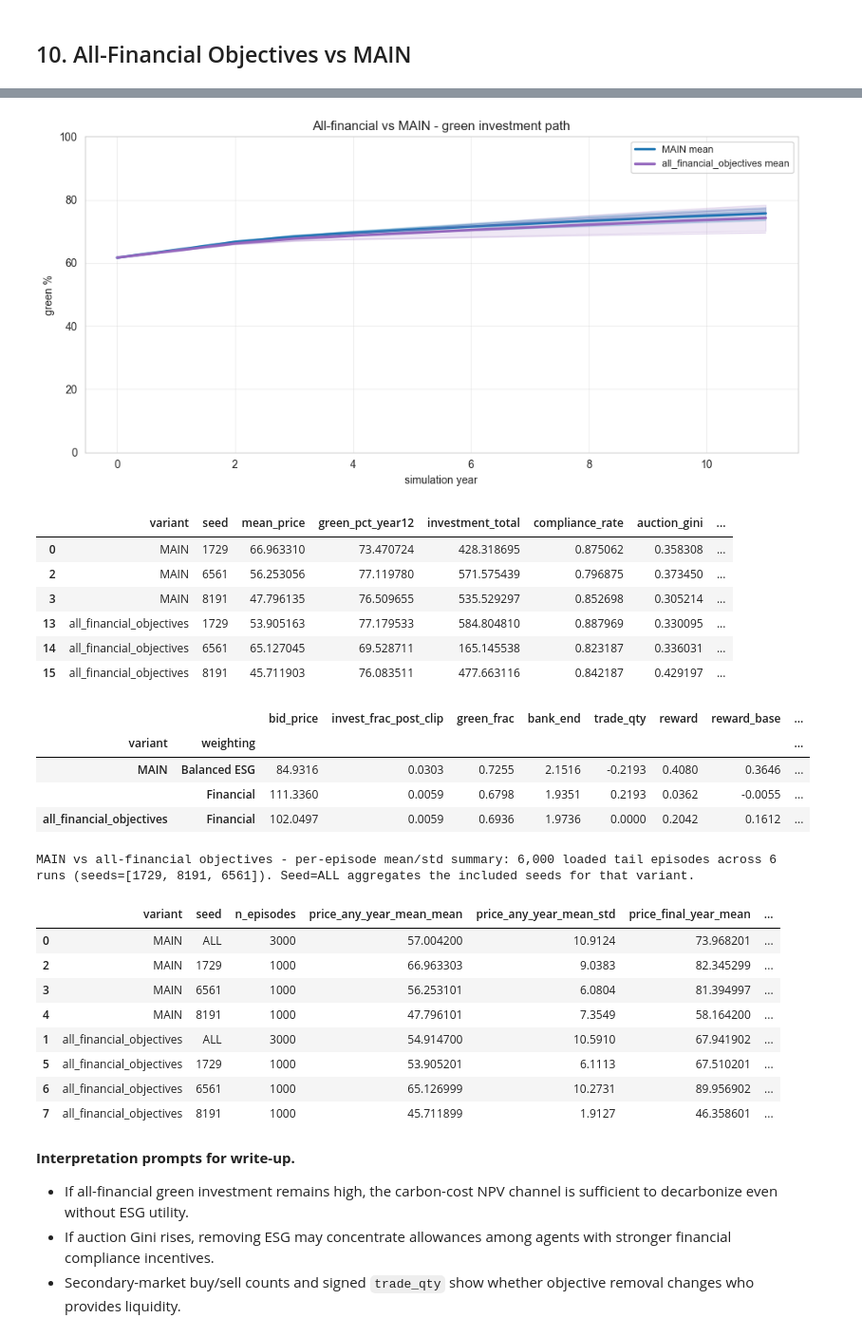
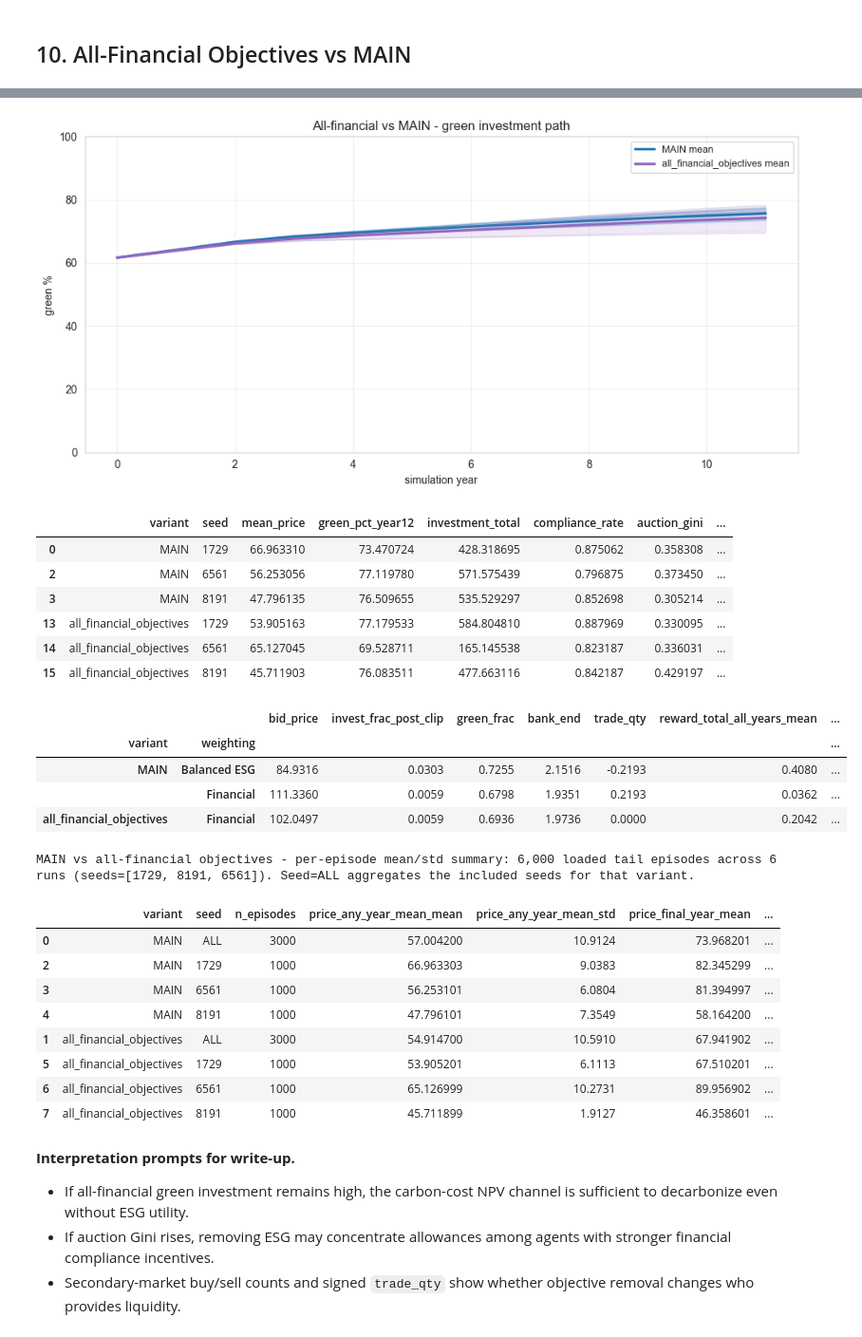
Before and after one commit to DJH961/Thesis-Energy-Auction, a Jupyter notebook: notebooks/ets_marl - Thesis Experiments Analysis.ipynb, the cells around one changed output, grey strips where cells are left out. Shown at 95% size. Drawn from its saved outputs; the diff is of its cells as text; code cells hidden in the pictures.

```diff
--- a/notebooks/ets_marl - Thesis Experiments Analysis.ipynb
+++ b/notebooks/ets_marl - Thesis Experiments Analysis.ipynb
@@ -905,7 +905,7 @@ def agent_group_table(variants, seeds=PAIRED_SEEDS):
 
 EPISODE_COMPARISON_METRICS = [
     'price_any_year_mean', 'price_final_year', 'green_frac_year12',
-    'penalty_total', 'shortfall_total', 'compliance_rate', 'reward_base_total',
+    'penalty_total', 'shortfall_total', 'compliance_rate', 'reward_all_years_total',
     'stressed_cell_rate', 'stressed_year_rate', 'stress_gap_total',
     'bank_year12_total', 'investment_total', 'secondary_price_vwap',
     'secondary_sales_volume', 'secondary_volume', 'quality_score',
@@ -1010,9 +1010,9 @@ def _episode_metric_frame(variants, seeds=None, n=TAIL_EPISODES):
             if sf_cols:
                 per_episode = _merge_episode_metric(per_episode, yr[sf_cols].sum(axis=1).groupby(yr['episode']).sum(), 'shortfall_total')
                 per_episode = _merge_episode_metric(per_episode, (yr[sf_cols] <= 1e-6).mean(axis=1).groupby(yr['episode']).mean(), 'compliance_rate')
-            rb_cols = agent_cols(yr, 'reward_base')
-            if rb_cols:
-                per_episode = _merge_episode_metric(per_episode, yr[rb_cols].sum(axis=1).groupby(yr['episode']).sum(), 'reward_base_total')
+            reward_cols = agent_cols(yr, 'reward')
+            if reward_cols:
+                per_episode = _merge_episode_metric(per_episode, yr[reward_cols].sum(axis=1).groupby(yr['episode']).sum(), 'reward_all_years_total')
             inv_cols = agent_cols(yr, 'invest_cost')
             if inv_cols:
                 per_episode = _merge_episode_metric(per_episode, yr[inv_cols].sum(axis=1).groupby(yr['episode']).sum(), 'investment_total')
@@ -1073,39 +1073,42 @@ def episode_comparison_table(variants, seeds=None, n=TAIL_EPISODES):
 
 def display_episode_comparison(variants, title, seeds=None, n=TAIL_EPISODES):
     table, episode_df = episode_comparison_table(variants, seeds=seeds, n=n)
     if episode_df.empty:
         print(f'{title}: no episode-level rows available.')
         return table, episode_df
     n_runs = episode_df[['variant', 'seed']].drop_duplicates().shape[0]
     seed_note = 'all loaded seeds' if seeds is None else f'seeds={list(seeds)}'
     print(f'{title}: {len(episode_df):,} loaded tail episodes across {n_runs} runs ({seed_note}). Seed=ALL aggregates the included seeds for that variant.')
     display(table)
     return table, episode_df
 
 group_df = agent_group_table(['MAIN', 'all_financial_objectives'])
 if not group_df.empty:
-    display(group_df.groupby(['variant', 'weighting'])[['bid_price', 'invest_frac_post_clip', 'green_frac', 'bank_end', 'trade_qty', 'reward', 'reward_base', 'reward_shaping']].mean().round(4))
+    group_summary_cols = ['bid_price', 'invest_frac_post_clip', 'green_frac', 'bank_end', 'trade_qty', 'reward', 'reward_shaping']
+    group_summary = group_df.groupby(['variant', 'weighting'])[group_summary_cols].mean().round(4)
+    group_summary = group_summary.rename(columns={'reward': 'reward_total_all_years_mean'})
+    display(group_summary)
 
 all_fin_episode_summary, all_fin_episode_rows = display_episode_comparison(
     ['MAIN', 'all_financial_objectives'],
     'MAIN vs all-financial objectives - per-episode mean/std summary',
     seeds=PAIRED_SEEDS,
 )
 # %% [output]
 [figure]
 [figure]
 |  | variant | seed | mean_price | green_pct_year12 | investment_total | compliance_rate | auction_gini | ... |
 | 0 | MAIN | 1729 | 66.963310 | 73.470724 | 428.318695 | 0.875062 | 0.358308 | ... |
 | 2 | MAIN | 6561 | 56.253056 | 77.119780 | 571.575439 | 0.796875 | 0.373450 | ... |
 | 3 | MAIN | 8191 | 47.796135 | 76.509655 | 535.529297 | 0.852698 | 0.305214 | ... |
 | 13 | all_financial_objectives | 1729 | 53.905163 | 77.179533 | 584.804810 | 0.887969 | 0.330095 | ... |
 | 14 | all_financial_objectives | 6561 | 65.127045 | 69.528711 | 165.145538 | 0.823187 | 0.336031 | ... |
 | 15 | all_financial_objectives | 8191 | 45.711903 | 76.083511 | 477.663116 | 0.842187 | 0.429197 | ... |
-|  |  | bid_price | invest_frac_post_clip | green_frac | bank_end | trade_qty | reward | reward_base | ... |
-| variant | weighting |  |  |  |  |  |  |  | ... |
-| MAIN | Balanced ESG | 84.9316 | 0.0303 | 0.7255 | 2.1516 | -0.2193 | 0.4080 | 0.3646 | ... |
-|  | Financial | 111.3360 | 0.0059 | 0.6798 | 1.9351 | 0.2193 | 0.0362 | -0.0055 | ... |
-| all_financial_objectives | Financial | 102.0497 | 0.0059 | 0.6936 | 1.9736 | 0.0000 | 0.2042 | 0.1612 | ... |
+|  |  | bid_price | invest_frac_post_clip | green_frac | bank_end | trade_qty | reward_total_all_years_mean | ... |
+| variant | weighting |  |  |  |  |  |  | ... |
+| MAIN | Balanced ESG | 84.9316 | 0.0303 | 0.7255 | 2.1516 | -0.2193 | 0.4080 | ... |
+|  | Financial | 111.3360 | 0.0059 | 0.6798 | 1.9351 | 0.2193 | 0.0362 | ... |
+| all_financial_objectives | Financial | 102.0497 | 0.0059 | 0.6936 | 1.9736 | 0.0000 | 0.2042 | ... |
 MAIN vs all-financial objectives - per-episode mean/std summary: 6,000 loaded tail episodes across 6 runs (seeds=[1729, 8191, 6561]). Seed=ALL aggregates the included seeds for that variant.
 |  | variant | seed | n_episodes | price_any_year_mean_mean | price_any_year_mean_std | price_final_year_mean | ... |
 | 0 | MAIN | ALL | 3000 | 57.004200 | 10.9124 | 73.968201 | ... |
```
Also changed, not shown: parts of 1 cell of this notebook.
